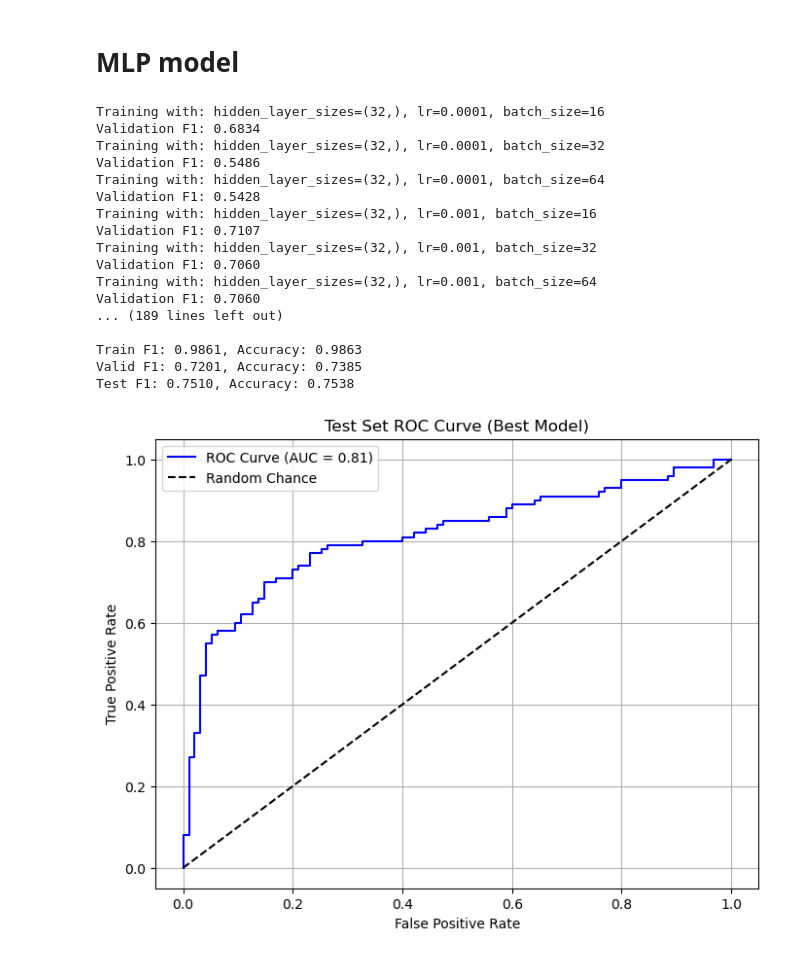
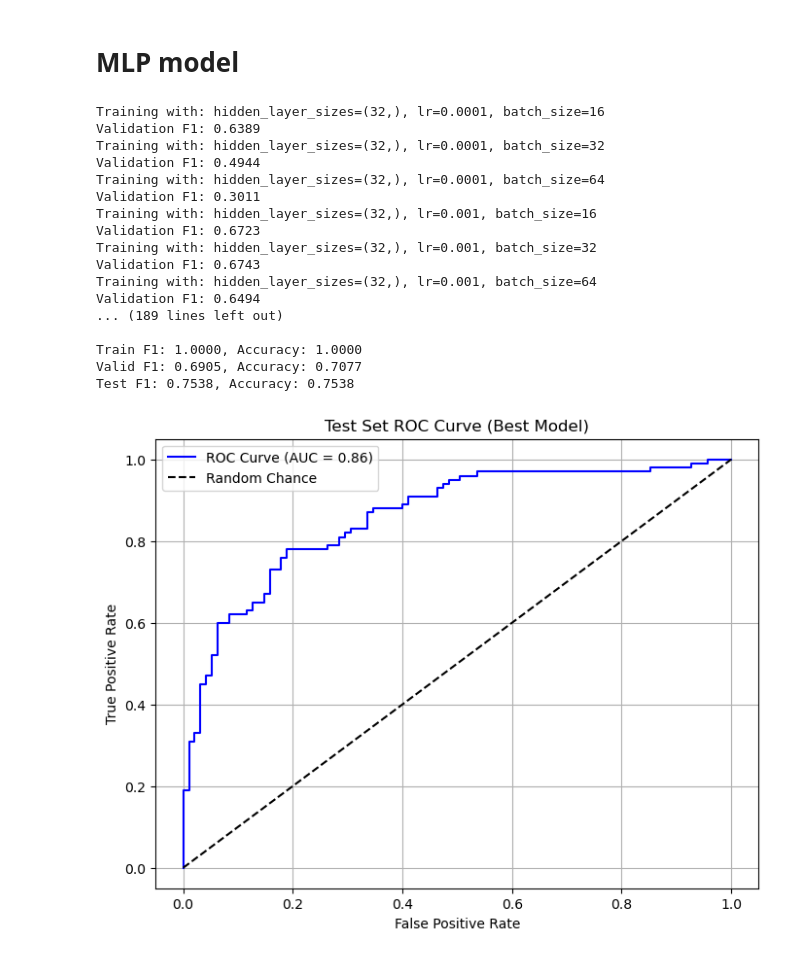
Before and after one commit to dsgt-kaggle-clef/exist-2025, a Jupyter notebook: notebooks/late_fusion/Late Fusion.ipynb, the cells around one changed output. Saved outputs shown, nothing was run; the diff lists cells and outputs as text; code cells hidden in the pictures.

```diff
--- a/notebooks/late_fusion/Late Fusion.ipynb
+++ b/notebooks/late_fusion/Late Fusion.ipynb
@@ -54,3 +54,20 @@ df_videomae.head()
 | 2 | 7123342389338443009.mp4 | 0.607560 |
 | 3 | 7076153533996928302.mp4 | 0.688101 |
 | 4 | 7039365996053794053.mp4 | 0.334019 |
+# %%
+# ResNet Load
+df_resnet_test = pd.read_csv('/Volumes/T7/OMSCS/CLEF2025/EXIST2025/exist-2025/notebooks/resnet/resnet101_test.csv')
+df_resnet_train = pd.read_csv('/Volumes/T7/OMSCS/CLEF2025/EXIST2025/exist-2025/notebooks/resnet/resnet101_train.csv')
+df_resnet_valid = pd.read_csv('/Volumes/T7/OMSCS/CLEF2025/EXIST2025/exist-2025/notebooks/resnet/resnet101_validation.csv')
+
+print(df_resnet_test.shape)
+print(df_resnet_train.shape)
+print(df_resnet_valid.shape)
+
+df_resnet = pd.concat([df_resnet_test, df_resnet_train, df_resnet_valid])
+df_resnet['path'] = df_resnet['path'].str.replace('videos/', '', regex=False)
+df_resnet = df_resnet.rename(columns={'prob_class_1': 'resnet_probs'})
+df_resnet = df_resnet.rename(columns={'path': 'video'})
+df_resnet = df_resnet[['video','resnet_probs']]
+print(df_resnet.shape)
+df_resnet.head()
@@ -58,6 +86,7 @@ df_videomae.head()
 # Merge them on the 'id' column
 merged = df_text.merge(df_audio, on='video')
 merged = merged.merge(df_videomae, on='video')
+merged = merged.merge(df_resnet, on='video')
 
 df = merged
 print(df.shape)
@@ -195,7 +224,7 @@ valid_df = df[df['df_split'] == 'valid']
 test_df = df[df['df_split'] == 'test']
 
 # Features and target
-features = ['text_probs', 'audio_probs', 'videomae_probs']
+features = ['text_probs', 'audio_probs', 'videomae_probs','resnet_probs']
 
 X_train, y_train = train_df[features], train_df['target']
 X_valid, y_valid = valid_df[features], valid_df['target']
@@ -284,6 +313,12 @@ for hls in param_grid['hidden_layer_sizes']:
 print("\nBest Hyperparameters:", best_params)
 print(f"Best Validation F1: {best_valid_f1:.4f}")
 
+best_params = {
+    'hidden_layer_sizes': (56, 16),
+    'lr': 0.0001,
+    'batch_size': 32
+}
+
 # Final evaluation on train, valid, and test using the best_model
 best_model.eval()
 with torch.no_grad():
@@ -305,42 +340,42 @@ with torch.no_grad():
     test_f1 = f1_score(y_test, test_preds.cpu(), average='macro')
     test_acc = accuracy_score(y_test, test_preds.cpu())
 
 print(f"\nTrain F1: {train_f1:.4f}, Accuracy: {train_acc:.4f}")
 print(f"Valid F1: {valid_f1:.4f}, Accuracy: {valid_acc:.4f}")
 print(f"Test F1: {test_f1:.4f}, Accuracy: {test_acc:.4f}")
 
 # ROC Curve for Test
 test_probs = best_model(X_test_tensor).detach().cpu().numpy()[:, 1]
 fpr, tpr, thresholds = roc_curve(y_test, test_probs)
 auc_score = roc_auc_score(y_test, test_probs)
 
 plt.figure(figsize=(8,6))
 plt.plot(fpr, tpr, label=f'ROC Curve (AUC = {auc_score:.2f})', color='blue')
 plt.plot([0, 1], [0, 1], 'k--', label='Random Chance')
 plt.xlabel('False Positive Rate')
 plt.ylabel('True Positive Rate')
 plt.title('Test Set ROC Curve (Best Model)')
 plt.legend()
 plt.grid(True)
 plt.show()
 # %% [output]
 Training with: hidden_layer_sizes=(32,), lr=0.0001, batch_size=16
-Validation F1: 0.6834
+Validation F1: 0.6389
 Training with: hidden_layer_sizes=(32,), lr=0.0001, batch_size=32
-Validation F1: 0.5486
+Validation F1: 0.4944
 Training with: hidden_layer_sizes=(32,), lr=0.0001, batch_size=64
-Validation F1: 0.5428
+Validation F1: 0.3011
 Training with: hidden_layer_sizes=(32,), lr=0.001, batch_size=16
-Validation F1: 0.7107
+Validation F1: 0.6723
 Training with: hidden_layer_sizes=(32,), lr=0.001, batch_size=32
-Validation F1: 0.7060
+Validation F1: 0.6743
 Training with: hidden_layer_sizes=(32,), lr=0.001, batch_size=64
-Validation F1: 0.7060
+Validation F1: 0.6494
 ... (189 lines left out)
 
-Train F1: 0.9861, Accuracy: 0.9863
-Valid F1: 0.7201, Accuracy: 0.7385
-Test F1: 0.7510, Accuracy: 0.7538
+Train F1: 1.0000, Accuracy: 1.0000
+Valid F1: 0.6905, Accuracy: 0.7077
+Test F1: 0.7538, Accuracy: 0.7538
-[figure, old version]
+[figure, new version]
 # %%
 param_grid = {
```
Also changed, not shown: parts of 8 cells of this notebook, 5 other files.
